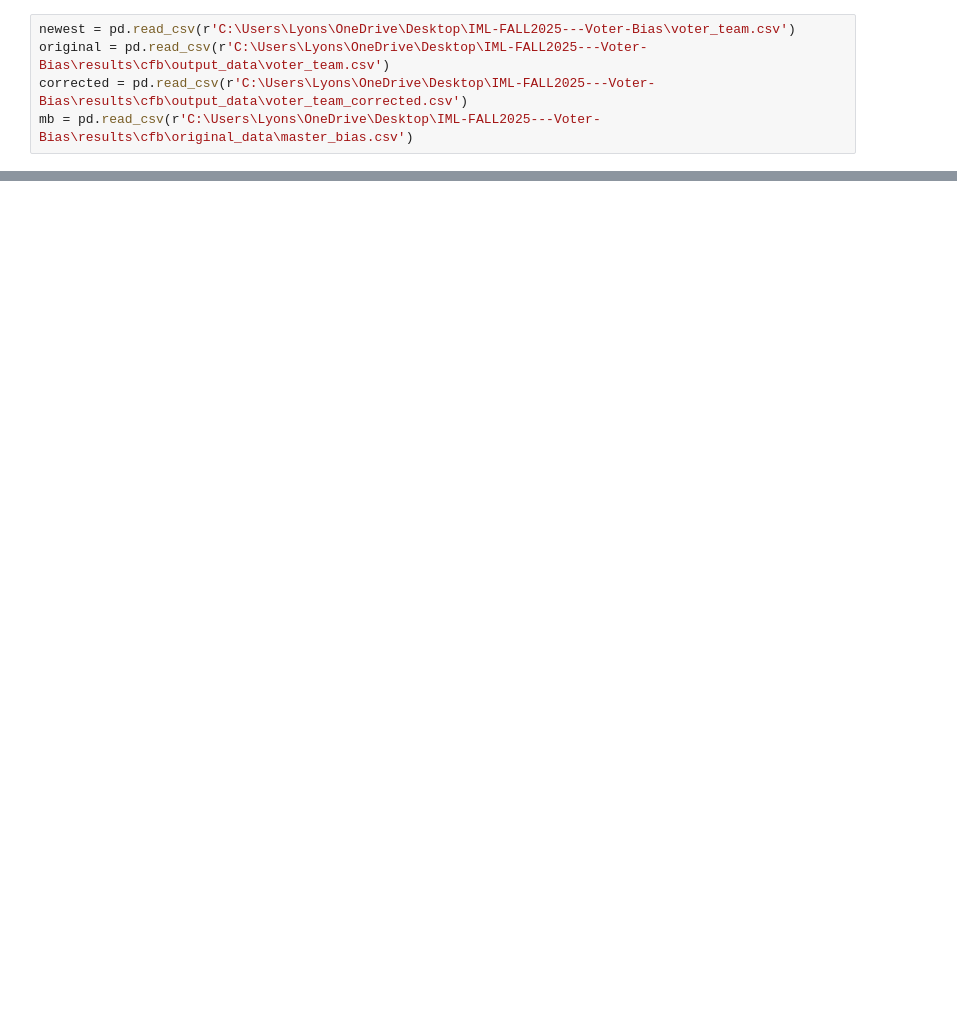
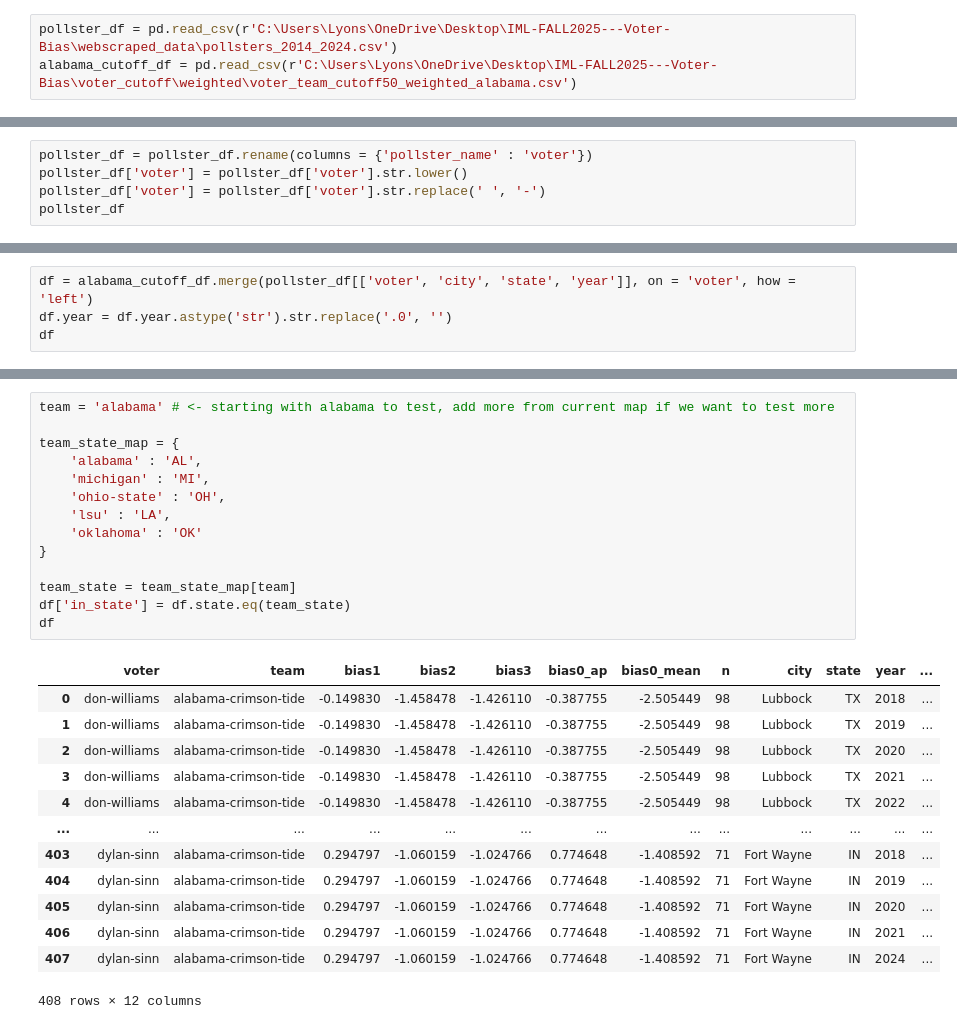
Before and after one commit to lyonstran/IML-FALL2025---Voter-Bias, a Jupyter notebook: scripts/workspace.ipynb, the cells around one changed output, grey strips where cells are left out. Drawn from its saved outputs; the diff is of its cells as text; blank space fills up the shorter version.

Commit message:
pushing current progress on voter geo. analysis

```diff
--- a/scripts/workspace.ipynb
+++ b/scripts/workspace.ipynb
@@ -7,5 +5,3 @@ from bs4 import BeautifulSoup
 # %%
-newest = pd.read_csv(r'C:\Users\Lyons\OneDrive\Desktop\IML-FALL2025---Voter-Bias\voter_team.csv')
-original = pd.read_csv(r'C:\Users\Lyons\OneDrive\Desktop\IML-FALL2025---Voter-Bias\results\cfb\output_data\voter_team.csv')
-corrected = pd.read_csv(r'C:\Users\Lyons\OneDrive\Desktop\IML-FALL2025---Voter-Bias\results\cfb\output_data\voter_team_corrected.csv')
-mb = pd.read_csv(r'C:\Users\Lyons\OneDrive\Desktop\IML-FALL2025---Voter-Bias\results\cfb\original_data\master_bias.csv')
+pollster_df = pd.read_csv(r'C:\Users\Lyons\OneDrive\Desktop\IML-FALL2025---Voter-Bias\webscraped_data\pollsters_2014_2024.csv')
+alabama_cutoff_df = pd.read_csv(r'C:\Users\Lyons\OneDrive\Desktop\IML-FALL2025---Voter-Bias\voter_cutoff\weighted\voter_team_cutoff50_weighted_alabama.csv')
@@ -21,0 +8,5 @@ newest n column SUM:  32952
+# %%
+pollster_df = pollster_df.rename(columns = {'pollster_name' : 'voter'})
+pollster_df['voter'] = pollster_df['voter'].str.lower()
+pollster_df['voter'] = pollster_df['voter'].str.replace(' ', '-')
+pollster_df
@@ -21,0 +27,4 @@ newest n column SUM:  32952
+# %%
+df = alabama_cutoff_df.merge(pollster_df[['voter', 'city', 'state', 'year']], on = 'voter', how = 'left')
+df.year = df.year.astype('str').str.replace('.0', '')
+df
@@ -21,0 +45,28 @@ newest n column SUM:  32952
+# %%
+team = 'alabama' # <- starting with alabama to test, add more from current map if we want to test more
+
+team_state_map = {
+    'alabama' : 'AL',
+    'michigan' : 'MI',
+    'ohio-state' : 'OH',
+    'lsu' : 'LA',
+    'oklahoma' : 'OK'
+}
+
+team_state = team_state_map[team]
+df['in_state'] = df.state.eq(team_state)
+df
+# %% [output]
+|  | voter | team | bias1 | bias2 | bias3 | bias0_ap | bias0_mean | n | city | state | year | ... |
+| 0 | don-williams | alabama-crimson-tide | -0.149830 | -1.458478 | -1.426110 | -0.387755 | -2.505449 | 98 | Lubbock | TX | 2018 | ... |
+| 1 | don-williams | alabama-crimson-tide | -0.149830 | -1.458478 | -1.426110 | -0.387755 | -2.505449 | 98 | Lubbock | TX | 2019 | ... |
+| 2 | don-williams | alabama-crimson-tide | -0.149830 | -1.458478 | -1.426110 | -0.387755 | -2.505449 | 98 | Lubbock | TX | 2020 | ... |
+| 3 | don-williams | alabama-crimson-tide | -0.149830 | -1.458478 | -1.426110 | -0.387755 | -2.505449 | 98 | Lubbock | TX | 2021 | ... |
+| 4 | don-williams | alabama-crimson-tide | -0.149830 | -1.458478 | -1.426110 | -0.387755 | -2.505449 | 98 | Lubbock | TX | 2022 | ... |
+| ... | ... | ... | ... | ... | ... | ... | ... | ... | ... | ... | ... | ... |
+| 403 | dylan-sinn | alabama-crimson-tide | 0.294797 | -1.060159 | -1.024766 | 0.774648 | -1.408592 | 71 | Fort Wayne | IN | 2018 | ... |
+| 404 | dylan-sinn | alabama-crimson-tide | 0.294797 | -1.060159 | -1.024766 | 0.774648 | -1.408592 | 71 | Fort Wayne | IN | 2019 | ... |
+| 405 | dylan-sinn | alabama-crimson-tide | 0.294797 | -1.060159 | -1.024766 | 0.774648 | -1.408592 | 71 | Fort Wayne | IN | 2020 | ... |
+| 406 | dylan-sinn | alabama-crimson-tide | 0.294797 | -1.060159 | -1.024766 | 0.774648 | -1.408592 | 71 | Fort Wayne | IN | 2021 | ... |
+| 407 | dylan-sinn | alabama-crimson-tide | 0.294797 | -1.060159 | -1.024766 | 0.774648 | -1.408592 | 71 | Fort Wayne | IN | 2024 | ... |
+408 rows × 12 columns
```
Also changed, not shown: parts of 4 cells of this notebook.
